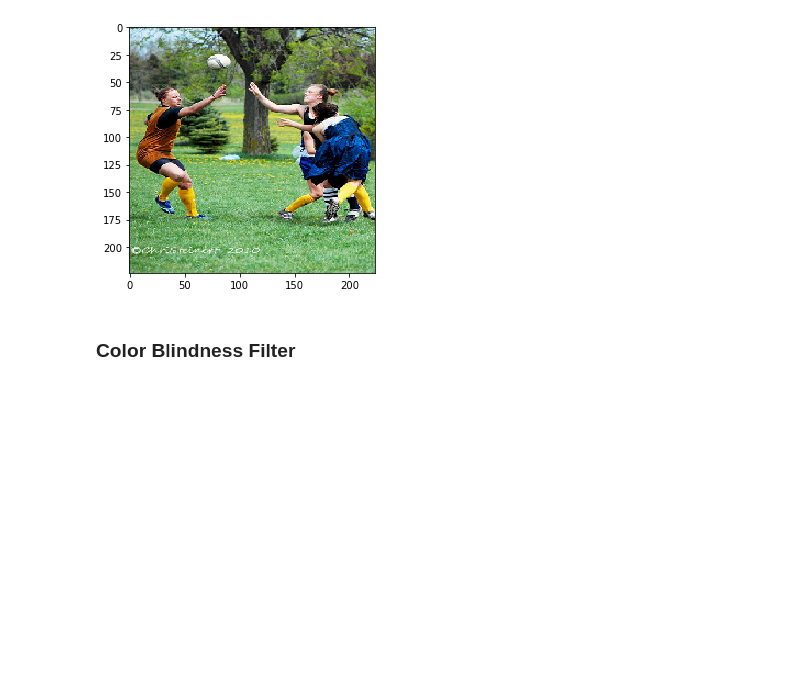
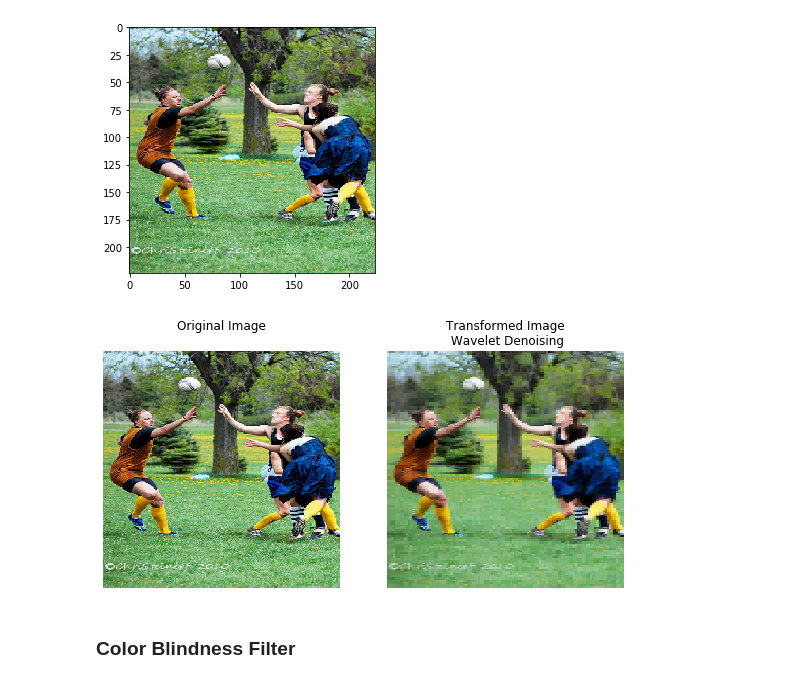
Before and after one commit to theBraindonor/adversarial-filters, a Jupyter notebook: notebook/filter_demos.ipynb, the cells around one changed output. Drawn from its saved outputs; the diff is of its cells as text; code cells hidden in the pictures; blank space fills up the shorter version.

```diff
--- a/notebook/filter_demos.ipynb
+++ b/notebook/filter_demos.ipynb
@@ -44,6 +45,23 @@ imshow(images[image_index][0]/255.)
 # %% [output]
 <matplotlib.image.AxesImage at 0x...>
 [figure]
+# %%
+original_image = images[image_index][0].copy()
+filter = WaveletDenoiseFilter()
+transformed_image = filter.transform_image([0.1], original_image)
+
+fig, axs = plt.subplots(1, 2, figsize = (original_image.shape[1]/24,
+                                             original_image.shape[0]/24))
+
+axs[0].imshow(np.clip(original_image/255., 0., 1.))
+axs[0].axis('off')
+axs[0].set_title('Original Image\n')
+axs[1].imshow(np.clip(transformed_image/255., 0., 1.))
+axs[1].axis('off')
+axs[1].set_title('Transformed Image\n Wavelet Denoising')
+plt.show()
+# %% [output]
+[figure, added]
 # %% [markdown]
 ### Color Blindness Filter
 # %%
```
Also changed, not shown: parts of 1 cell of this notebook, 1 other file.
